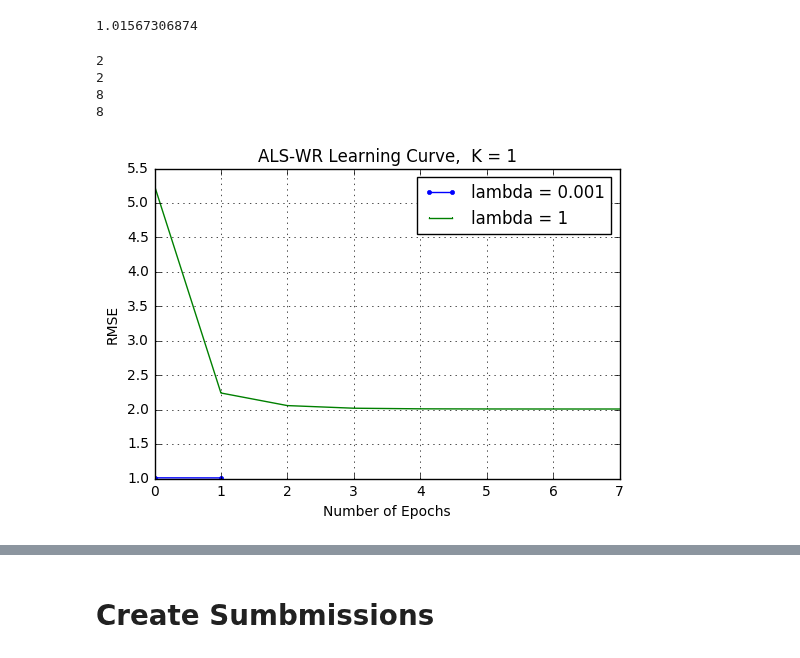
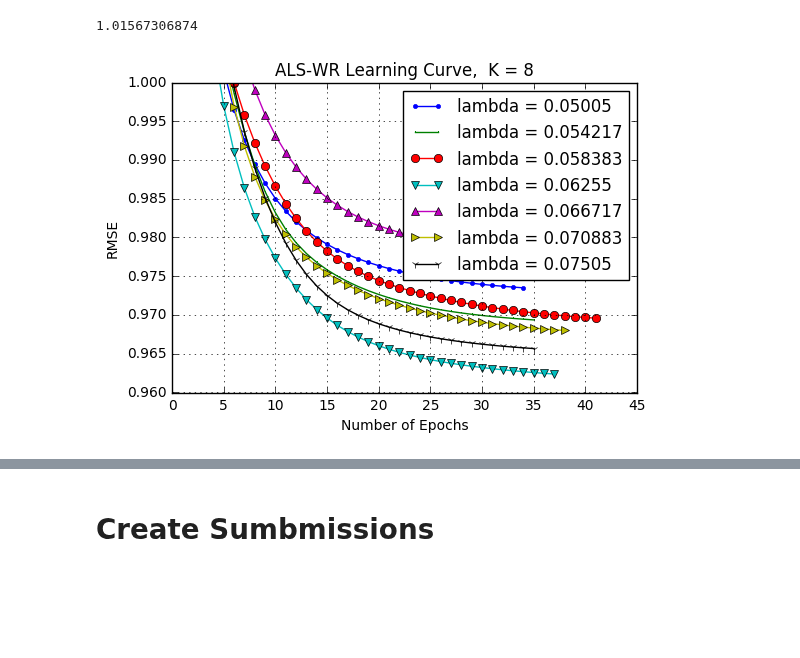
Before and after one commit to MLortki/Machine_Learning_Recommender_Systems, a Jupyter notebook: src/main_manana.ipynb, the cells around one changed output, grey strips where cells are left out. Saved outputs shown, nothing was run; the diff lists cells and outputs as text; code cells hidden in the pictures; blank space fills up the shorter version.

```diff
--- a/src/main_manana.ipynb
+++ b/src/main_manana.ipynb
@@ -99,18 +102,14 @@ Final RMSE on test data: 1.023582956374785.
 [figure]
 1.01567306874
 # %%
-print(len(errors))
-print(len(errors[0]))
-print(len(errors[1]))
-print(len(max(errors, key=len)))
-path = "K%d/test_cv_rmse_l%d_nsp%d.jpg"%(num_features, len(lambdas),n_splits )
+#print(len(errors))
+#print(len(errors[0]))
+#print(len(errors[1]))
+#print(len(max(errors, key=len)))
+#path = "K%d/test_cv_rmse_l%d_nsp%d.jpg"%(num_features, len(lambdas),n_splits )
 pl.plot_cv_errors(errors, lambdas, num_features, path)
 # %% [output]
-2
-2
-8
-8
-[figure, old version]
+[figure, new version]
 # %%
 import our_helpers as ohe
 import plots as pl
```
Also changed, not shown: parts of 3 cells of this notebook, 9 other files.
